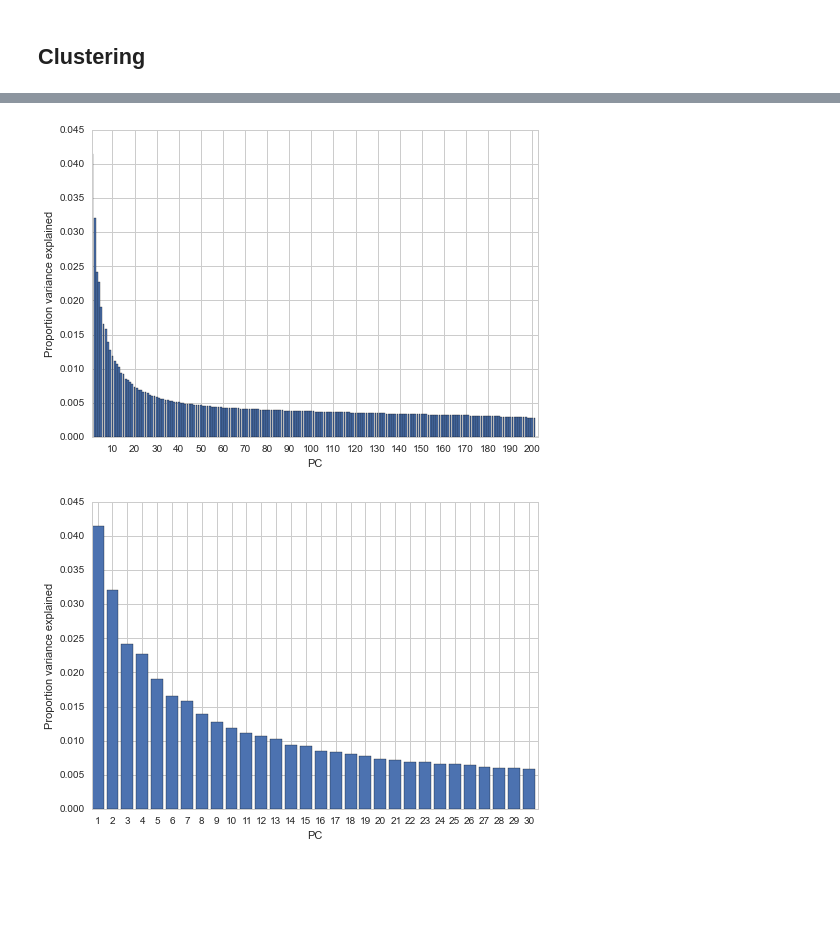
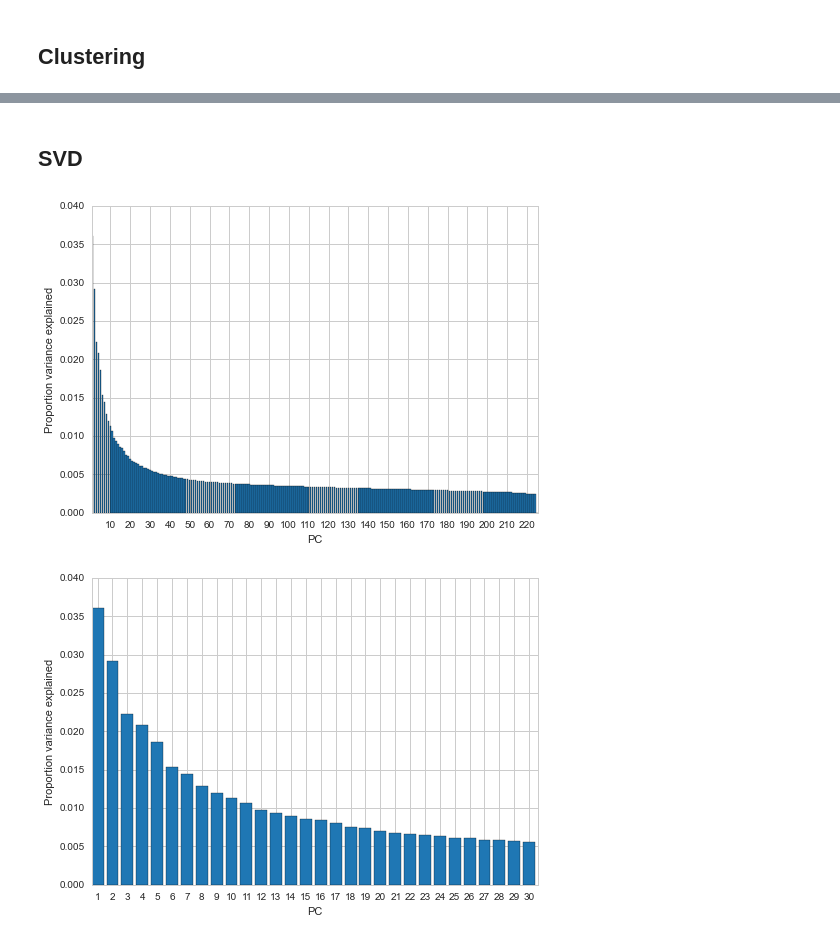
Before and after one commit to frazer-lab/cardips-ipsc-eqtl, a Jupyter notebook: notebooks/RNA-Seq Analysis.ipynb, the cells around one changed output, grey strips where cells are left out. Cells and saved outputs as stored; diff of their text form; code cells hidden in the pictures; blank space fills up the shorter version.

```diff
--- a/notebooks/RNA-Seq Analysis.ipynb
+++ b/notebooks/RNA-Seq Analysis.ipynb
@@ -22,14 +23,19 @@ import ciepy
 sns.set_context('notebook')
 sns.set_style('whitegrid')
 # %%
-array_meta = pd.read_table(os.path.join(ciepy.root, 'data', 'array_metadata.tsv'), index_col=0)
-wgs_meta = pd.read_table(os.path.join(ciepy.root, 'data', 'wgs_metadata.tsv'), index_col=0,
-                         squeeze=True)
-rna_meta = pd.read_table(os.path.join(ciepy.root, 'data', 'rnaseq_metadata.tsv'), index_col=0)
+fn = os.path.join(ciepy.root, 'output', 'input_data', 'array_metadata.tsv')
+array_meta = pd.read_table(fn, index_col=0)
+fn = os.path.join(ciepy.root, 'output', 'input_data', 'wgs_metadata.tsv')
+wgs_meta = pd.read_table(fn, index_col=0, squeeze=True)
+fn = os.path.join(ciepy.root, 'output', 'input_data', 'rnaseq_metadata.tsv')
+rna_meta = pd.read_table(fn, index_col=0)
+fn = os.path.join(ciepy.root, 'output', 'input_data', 'subject_metadata.tsv')
+subject_meta = pd.read_table(fn, index_col=0)
 
-#vsd = pd.read_table(os.path.join(cpy.root, 'output', 'rna_seq_processing',
-#                                 'vst_counts.tsv'), index_col=0)
-tpm = pd.read_table(os.path.join(ciepy.root, 'data', 'rsem_tpm.tsv'), index_col=0,
+tpm = pd.read_table(os.path.join(ciepy.root, 'output', 'input_data', 'rsem_tpm.tsv'), index_col=0,
                                  low_memory=False)
 
 gene_info = pd.read_table(cpy.gencode_gene_info, index_col=0)
+
+fn = os.path.join(ciepy.root, 'output', 'input_data', 'star_logs.tsv')
+star_logs = pd.read_table(fn, index_col=0)
@@ -78,2 +101,10 @@ plt.tight_layout()
 # %% [markdown]
 ## Clustering
+# %%
+# Filter for robustly expressed genes and take log.
+tpm_f = tpm[(tpm == 0).sum(axis=1) == 0]
+log_tpm = np.log10(tpm_f + 1)
+# Mean center.
+log_tpm_c = (log_tpm.T - log_tpm.mean(axis=1)).T
+# Variance normalize.
+log_tpm_n = (log_tpm_c.T / log_tpm_c.std(axis=1)).T
@@ -80,11 +187,13 @@ plt.tight_layout()
+# %% [markdown]
+## SVD
 # %%
 res = cpb.analysis.SVD(log_tpm, scale_variance=True)
 # %%
-res.plot_variance_explained(xtick_start=10, xtick_spacing=10)
+res.plot_variance_explained(xtick_start=10, xtick_spacing=10, cumulative=False)
 # %% [output]
-[figure, old version]
+[figure, new version]
 # %%
 res.plot_variance_explained(num_pc=30)
 # %% [output]
-[figure, old version]
+[figure, new version]
 # %%
```
Also changed, not shown: parts of 40 cells of this notebook, 7 other files.
